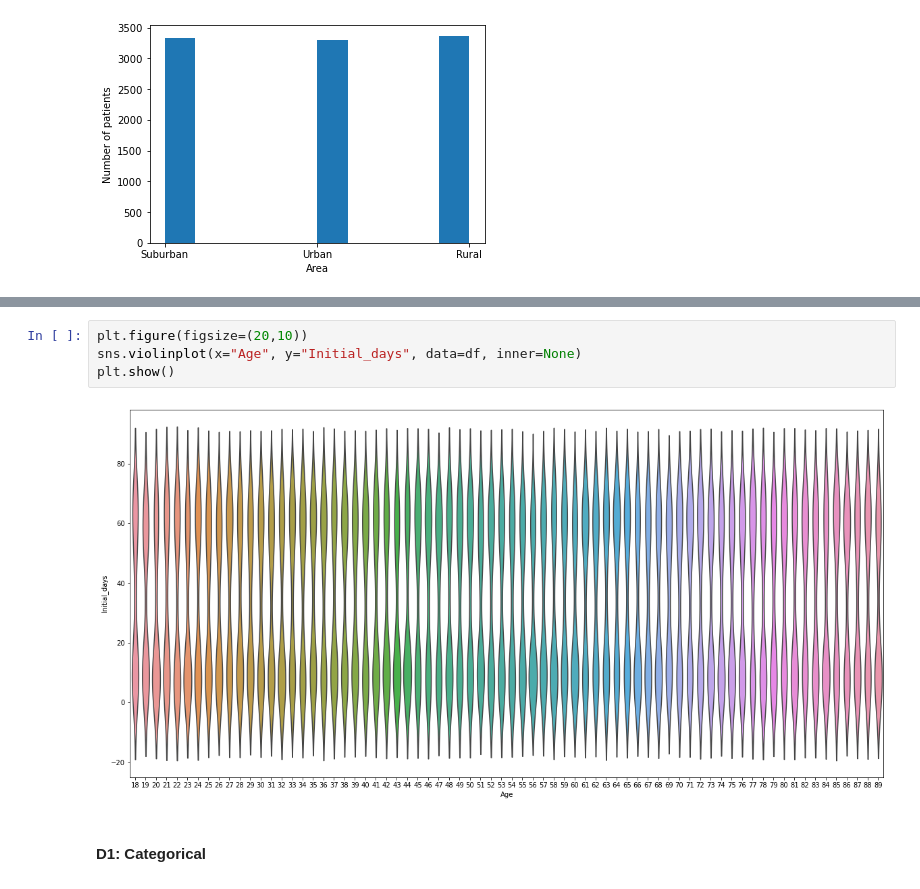
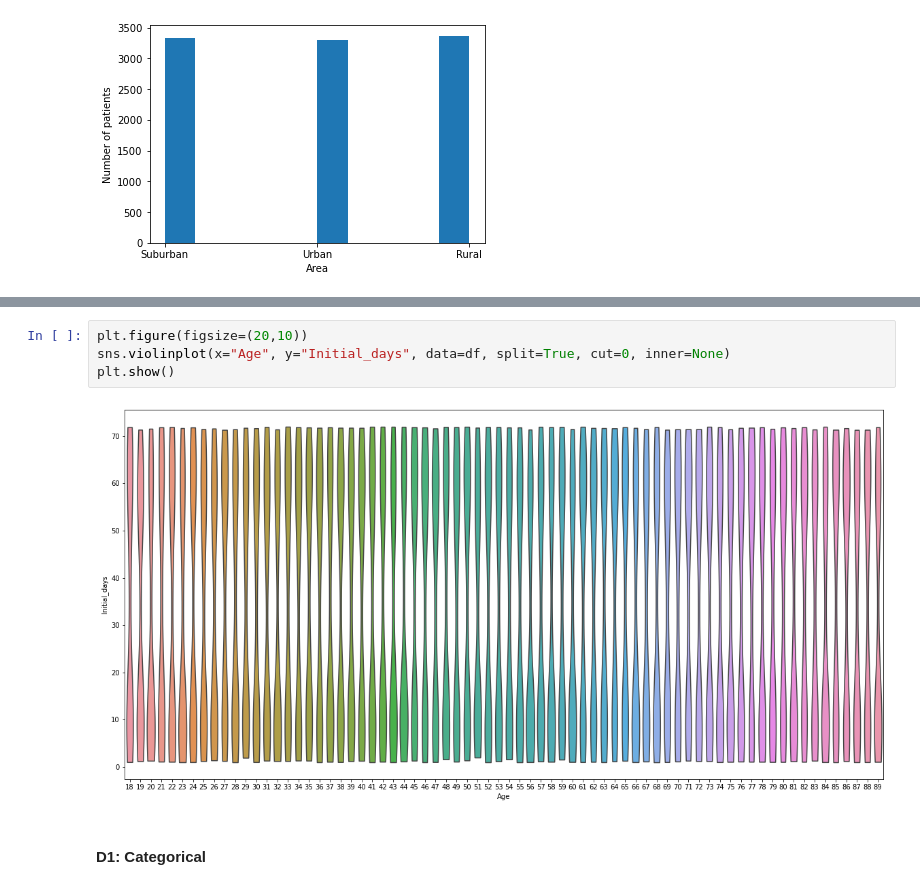
Before and after one commit to colemalphrus/EDA_medical_readmission, a Jupyter notebook: main.ipynb, the cells around one changed output, grey strips where cells are left out. Saved outputs shown, nothing was run; the diff lists cells and outputs as text.

```diff
--- a/main.ipynb
+++ b/main.ipynb
@@ -198,9 +201,9 @@ plt.show()
 # %%
 plt.figure(figsize=(20,10))
-sns.violinplot(x="Age", y="Initial_days", data=df, inner=None)
+sns.violinplot(x="Age", y="Initial_days", data=df, split=True, cut=0, inner=None)
 plt.show()
 # %% [output]
-[figure, old version]
+[figure, new version]
 # %% [markdown]
 #### D1: Categorical
 # %%
```
Also changed, not shown: parts of 11 cells of this notebook.
